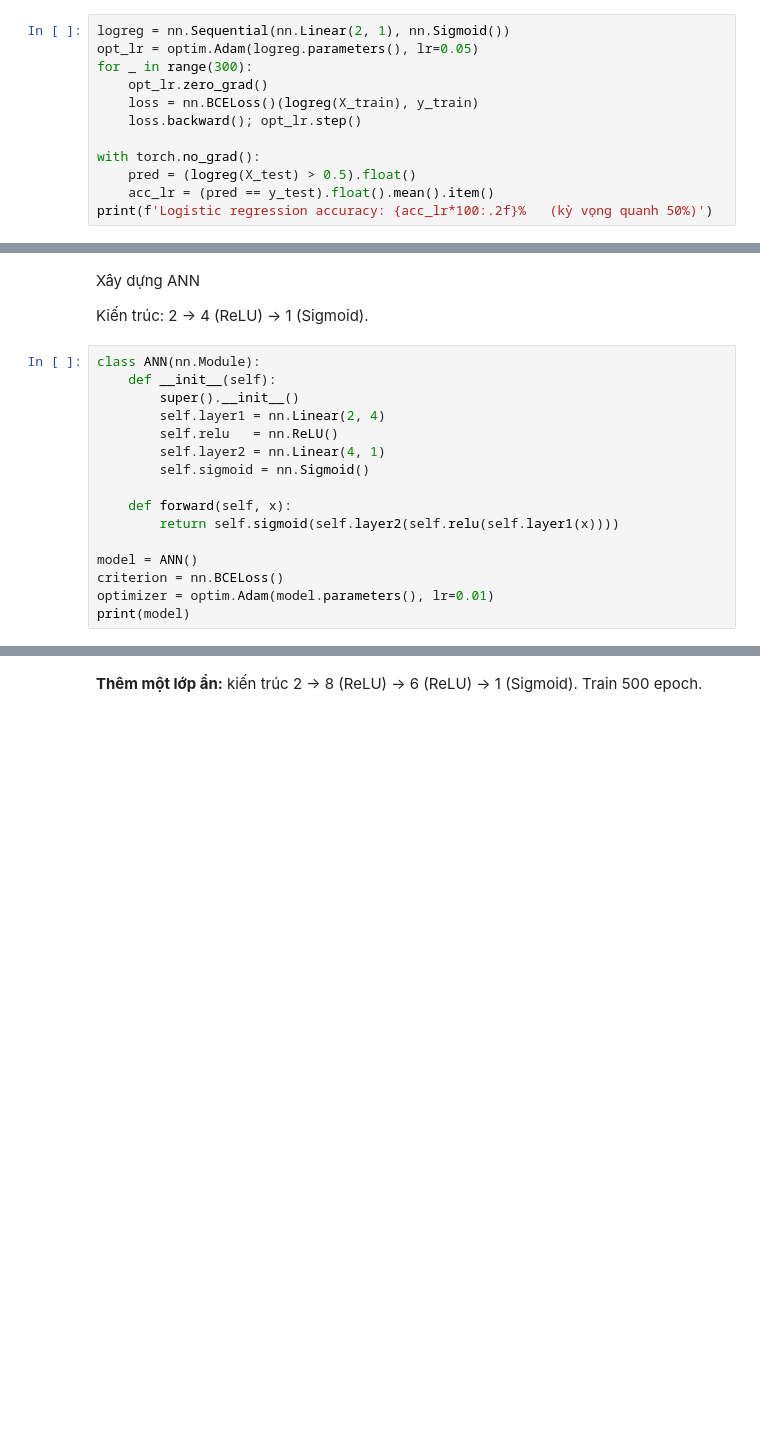
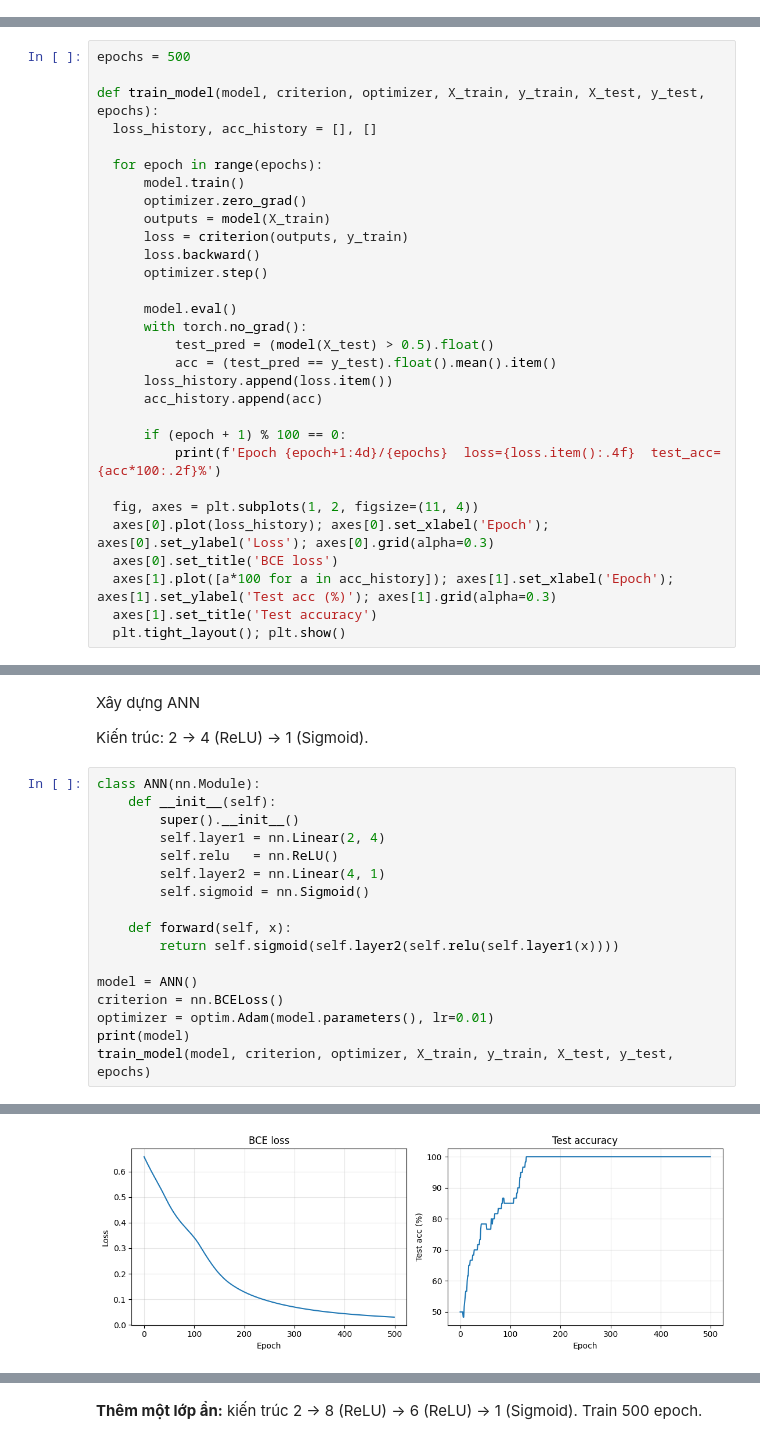
Before and after one commit to gourai1224/2001230259-14DHTH07-DL, a Jupyter notebook: ANN/ANN_BTVN.ipynb, the cells around one changed output, grey strips where cells are left out. Saved outputs shown, nothing was run; the diff lists cells and outputs as text; blank space fills up the shorter version.

```diff
--- a/ANN/ANN_BTVN.ipynb
+++ b/ANN/ANN_BTVN.ipynb
@@ -54,12 +49,0 @@ Trước khi train ANN, ta chạy thử logistic regression — mạng không c
-# %%
-logreg = nn.Sequential(nn.Linear(2, 1), nn.Sigmoid())
-opt_lr = optim.Adam(logreg.parameters(), lr=0.05)
-for _ in range(300):
-    opt_lr.zero_grad()
-    loss = nn.BCELoss()(logreg(X_train), y_train)
-    loss.backward(); opt_lr.step()
-
-with torch.no_grad():
-    pred = (logreg(X_test) > 0.5).float()
-    acc_lr = (pred == y_test).float().mean().item()
-print(f'Logistic regression accuracy: {acc_lr*100:.2f}%   (kỳ vọng quanh 50%)')
@@ -67,0 +52,30 @@ Logistic regression accuracy: 41.67%   (kỳ vọng quanh 50%)
+# %%
+epochs = 500
+
+def train_model(model, criterion, optimizer, X_train, y_train, X_test, y_test, epochs):
+  loss_history, acc_history = [], []
+
+  for epoch in range(epochs):
+      model.train()
+      optimizer.zero_grad()
+      outputs = model(X_train)
+      loss = criterion(outputs, y_train)
+      loss.backward()
+      optimizer.step()
+
+      model.eval()
+      with torch.no_grad():
+          test_pred = (model(X_test) > 0.5).float()
+          acc = (test_pred == y_test).float().mean().item()
+      loss_history.append(loss.item())
+      acc_history.append(acc)
+
+      if (epoch + 1) % 100 == 0:
+          print(f'Epoch {epoch+1:4d}/{epochs}  loss={loss.item():.4f}  test_acc={acc*100:.2f}%')
+
+  fig, axes = plt.subplots(1, 2, figsize=(11, 4))
+  axes[0].plot(loss_history); axes[0].set_xlabel('Epoch'); axes[0].set_ylabel('Loss'); axes[0].grid(alpha=0.3)
+  axes[0].set_title('BCE loss')
+  axes[1].plot([a*100 for a in acc_history]); axes[1].set_xlabel('Epoch'); axes[1].set_ylabel('Test acc (%)'); axes[1].grid(alpha=0.3)
+  axes[1].set_title('Test accuracy')
+  plt.tight_layout(); plt.show()
@@ -85,6 +101,7 @@ model = ANN()
 criterion = nn.BCELoss()
 optimizer = optim.Adam(model.parameters(), lr=0.01)
 print(model)
+train_model(model, criterion, optimizer, X_train, y_train, X_test, y_test, epochs)
 # %% [output]
 ANN(
   (layer1): Linear(in_features=2, out_features=4, bias=True)
@@ -94,0 +117 @@ ANN(
+[figure, added]
```
Also changed, not shown: parts of 29 cells of this notebook.
